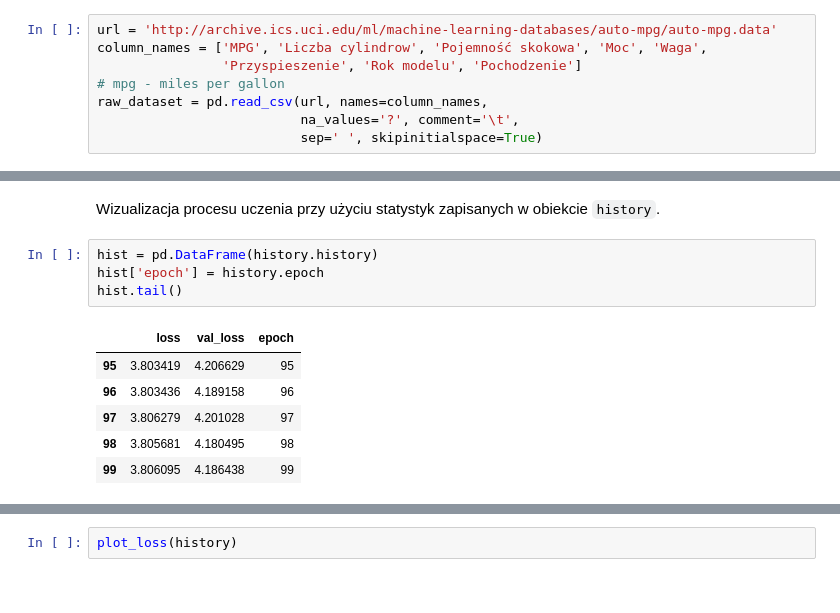
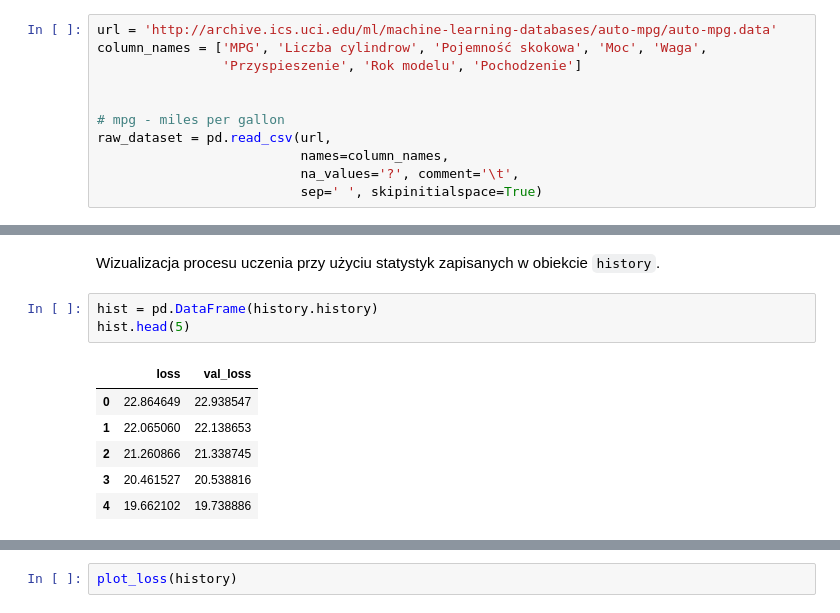
Before and after one commit to adalbertii/Modele-regresyjne, a Jupyter notebook: mpg-case-regression.ipynb, the cells around one changed output, grey strips where cells are left out. Drawn from its saved outputs; the diff is of its cells as text.

```diff
--- a/mpg-case-regression.ipynb
+++ b/mpg-case-regression.ipynb
@@ -43,8 +45,11 @@ Wykorzystanie modułu pandas
 url = 'http://archive.ics.uci.edu/ml/machine-learning-databases/auto-mpg/auto-mpg.data'
 column_names = ['MPG', 'Liczba cylindrow', 'Pojemność skokowa', 'Moc', 'Waga',
                 'Przyspieszenie', 'Rok modelu', 'Pochodzenie']
+
+
 # mpg - miles per gallon
-raw_dataset = pd.read_csv(url, names=column_names,
+raw_dataset = pd.read_csv(url,
+                          names=column_names,
                           na_values='?', comment='\t',
                           sep=' ', skipinitialspace=True)
 # %%
@@ -472,12 +469,11 @@ Wall time: 10.6 s
 Wizualizacja procesu uczenia przy użyciu statystyk zapisanych w obiekcie `history`.
 # %%
 hist = pd.DataFrame(history.history)
-hist['epoch'] = history.epoch
-hist.tail()
+hist.head(5)
 # %% [output]
-|  | loss | val_loss | epoch |
-| 95 | 3.803419 | 4.206629 | 95 |
-| 96 | 3.803436 | 4.189158 | 96 |
-| 97 | 3.806279 | 4.201028 | 97 |
-| 98 | 3.805681 | 4.180495 | 98 |
-| 99 | 3.806095 | 4.186438 | 99 |
+|  | loss | val_loss |
+| 0 | 22.864649 | 22.938547 |
+| 1 | 22.065060 | 22.138653 |
+| 2 | 21.260866 | 21.338745 |
+| 3 | 20.461527 | 20.538816 |
+| 4 | 19.662102 | 19.738886 |
```
Also changed, not shown: parts of 58 cells of this notebook.
